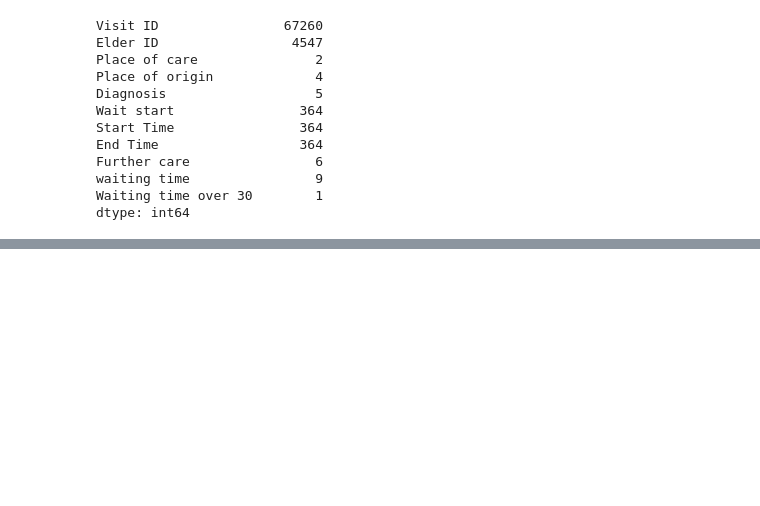
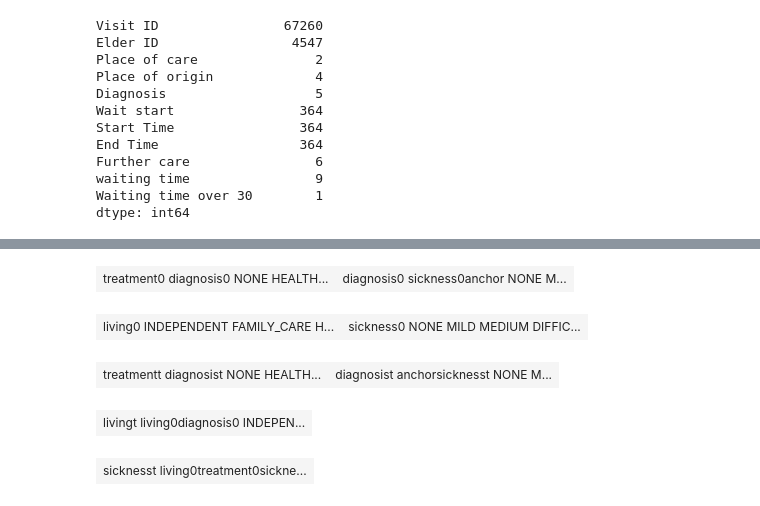
Before and after one commit to juropo/bayes-learning, a Jupyter notebook: test.ipynb, the cells around one changed output, grey strips where cells are left out. Drawn from its saved outputs; the diff is of its cells as text; code cells hidden in the pictures; blank space fills up the shorter version.

```diff
--- a/test.ipynb
+++ b/test.ipynb
@@ -114,0 +194,20 @@ gnb.flow.display()
+# %%
+gnb.sideBySide(
+    bn2.cpt("treatment0"),
+    bn2.cpt("diagnosis0"))
+gnb.sideBySide(
+    bn2.cpt("living0"),
+    bn2.cpt("sickness0"))
+gnb.sideBySide(
+    bn2.cpt("treatmentt"),
+    bn2.cpt("diagnosist"))
+gnb.sideBySide(
+    bn2.cpt("livingt"))
+gnb.sideBySide(
+    bn2.cpt("sicknesst"))
+# %% [output]
+| treatment0 diagnosis0 NONE HEALTH... | diagnosis0 sickness0anchor NONE M... |
+| living0 INDEPENDENT FAMILY_CARE H... | sickness0 NONE MILD MEDIUM DIFFIC... |
+| treatmentt diagnosist NONE HEALTH... | diagnosist anchorsicknesst NONE M... |
+| livingt living0diagnosis0 INDEPEN... |
+| sicknesst living0treatment0sickne... |
```
Also changed, not shown: parts of 3 cells of this notebook, 2 other files.
